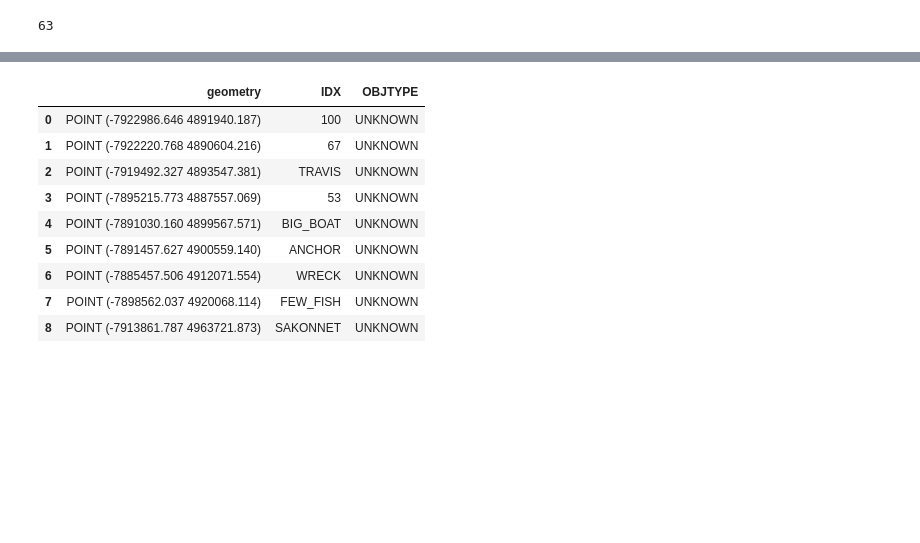
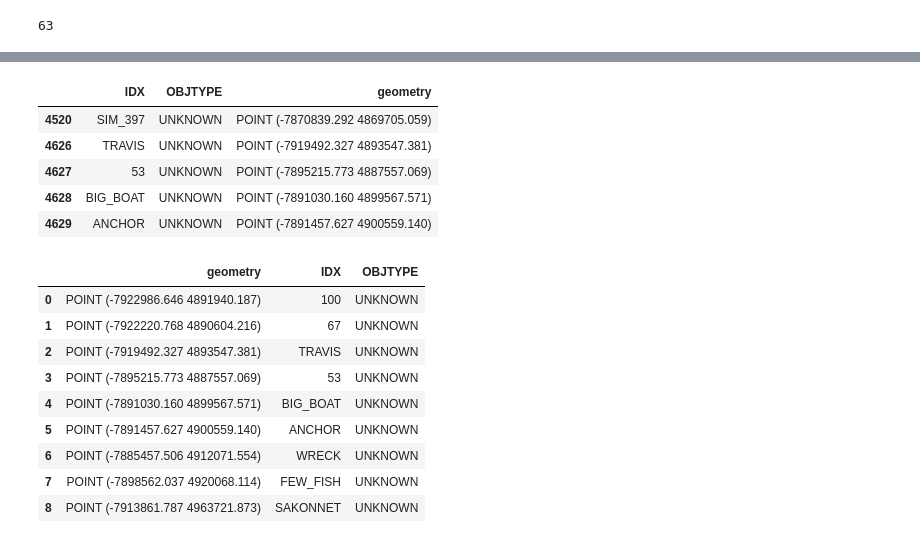
Before and after one commit to Data-Science-for-Conservation/Ocean_GIS_for_Python, a Jupyter notebook: GIS_Analysis.ipynb, the cells around one changed output, grey strips where cells are left out. Cells and saved outputs as stored; diff of their text form; code cells hidden in the pictures; blank space fills up the shorter version.

```diff
--- a/GIS_Analysis.ipynb
+++ b/GIS_Analysis.ipynb
@@ -838,3 +844,12 @@ search_points.head(15)
+# %%
+search_points.tail()
+# %% [output]
+|  | IDX | OBJTYPE | geometry |
+| 4520 | SIM_397 | UNKNOWN | POINT (-7870839.292 4869705.059) |
+| 4626 | TRAVIS | UNKNOWN | POINT (-7919492.327 4893547.381) |
+| 4627 | 53 | UNKNOWN | POINT (-7895215.773 4887557.069) |
+| 4628 | BIG_BOAT | UNKNOWN | POINT (-7891030.160 4899567.571) |
+| 4629 | ANCHOR | UNKNOWN | POINT (-7891457.627 4900559.140) |
 # %%
 # Retrieve target search points
 top = targets.loc[:9, :].to_crs('epsg:3857')
```
Also changed, not shown: parts of 12 cells of this notebook, 4 other files.
